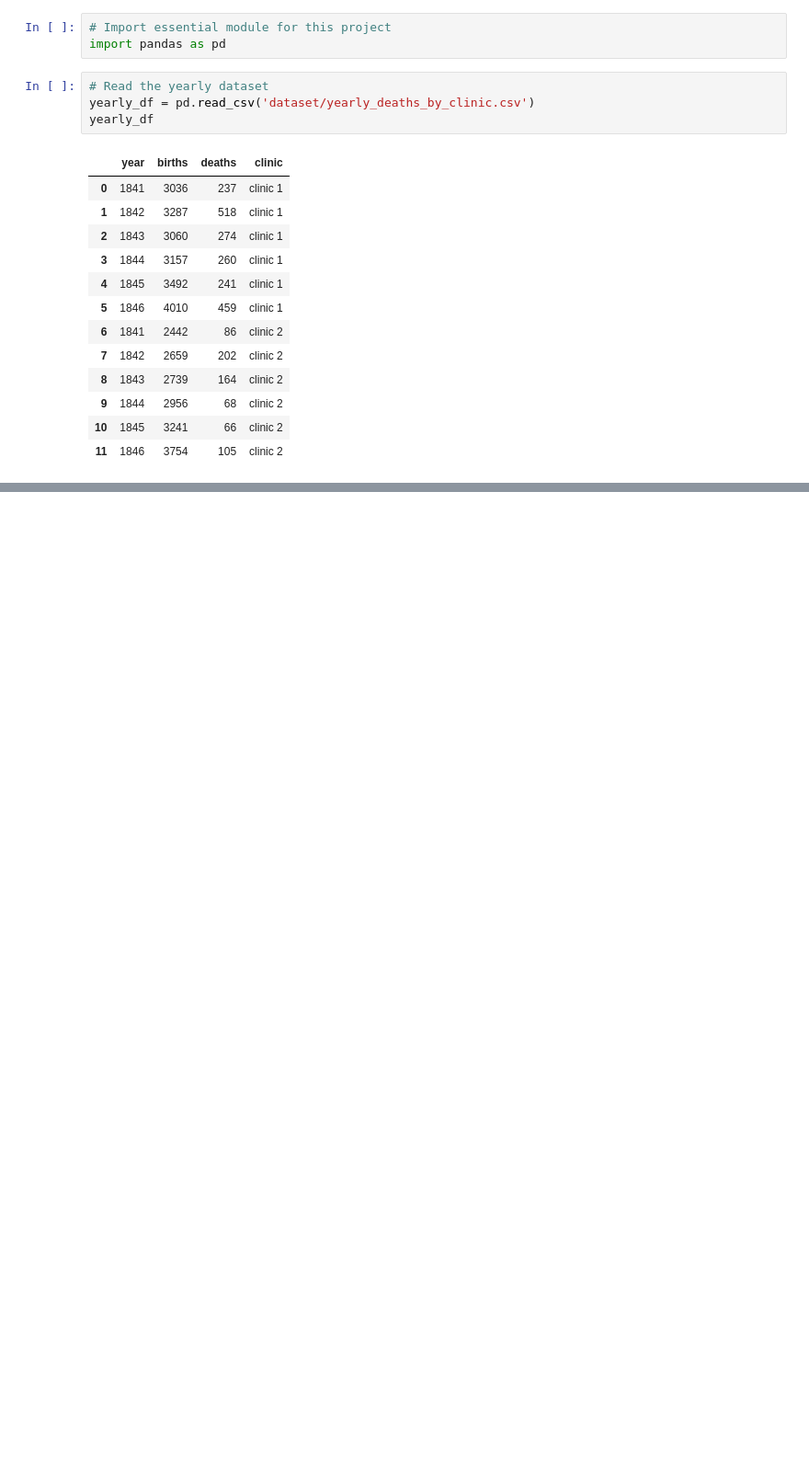
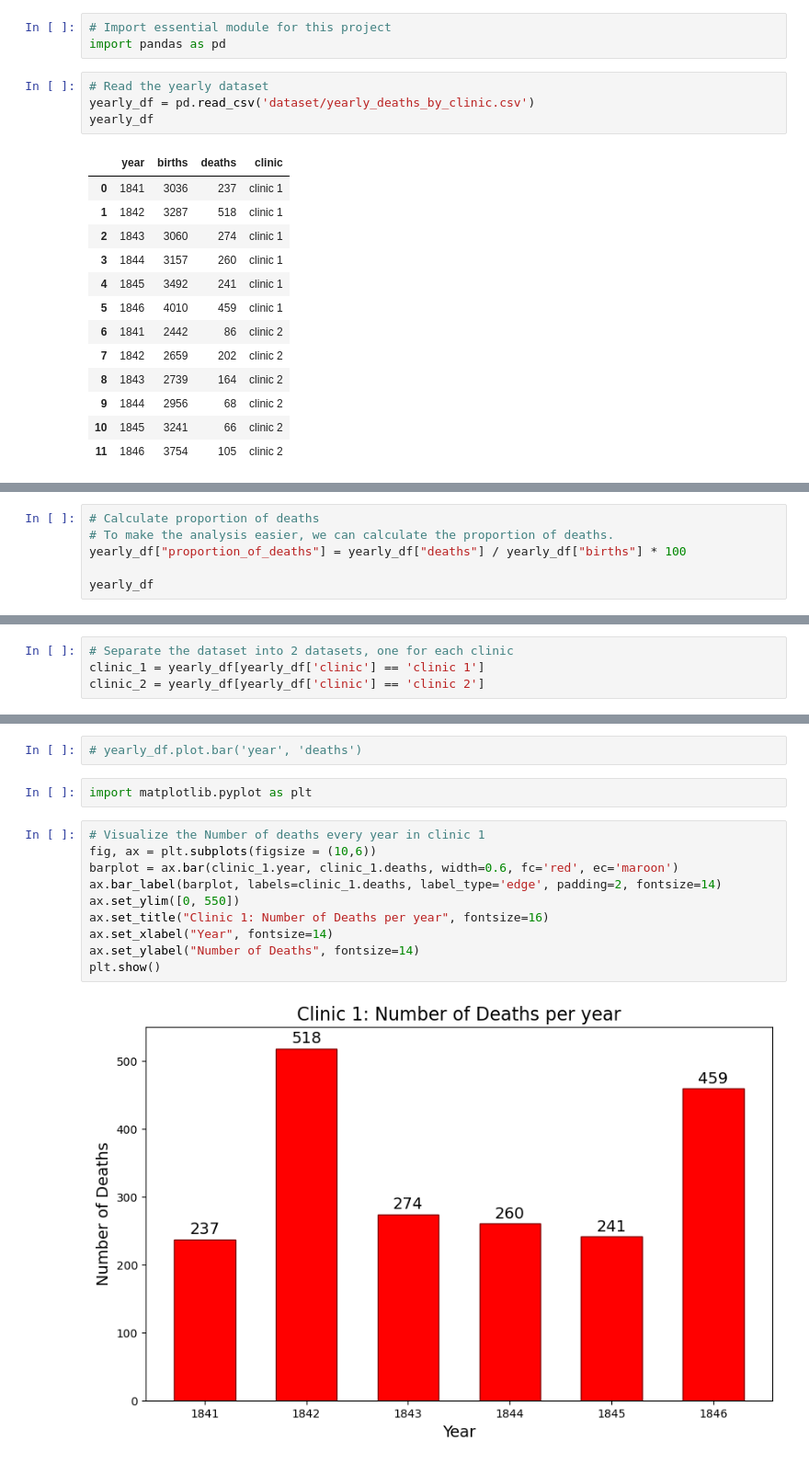
Before and after one commit to ZobaerIslam/handwashing-effect, a Jupyter notebook: handwashingEffect.ipynb, the cells around one changed output, grey strips where cells are left out. Shown: that part at 92% size. Cells and saved outputs as stored; diff of their text form; blank space fills up the shorter version.

Commit message:
finished analysis of handwashing effect

```diff
--- a/handwashingEffect.ipynb
+++ b/handwashingEffect.ipynb
@@ -21,0 +68,6 @@ yearly_df
+# %%
+# Calculate proportion of deaths
+# To make the analysis easier, we can calculate the proportion of deaths.
+yearly_df["proportion_of_deaths"] = yearly_df["deaths"] / yearly_df["births"] * 100
+
+yearly_df
@@ -21,0 +88,4 @@ yearly_df
+# %%
+# Separate the dataset into 2 datasets, one for each clinic
+clinic_1 = yearly_df[yearly_df['clinic'] == 'clinic 1']
+clinic_2 = yearly_df[yearly_df['clinic'] == 'clinic 2']
@@ -21,0 +112,16 @@ yearly_df
+# %%
+# yearly_df.plot.bar('year', 'deaths')
+# %%
+import matplotlib.pyplot as plt
+# %%
+# Visualize the Number of deaths every year in clinic 1
+fig, ax = plt.subplots(figsize = (10,6))
+barplot = ax.bar(clinic_1.year, clinic_1.deaths, width=0.6, fc='red', ec='maroon')
+ax.bar_label(barplot, labels=clinic_1.deaths, label_type='edge', padding=2, fontsize=14)
+ax.set_ylim([0, 550])
+ax.set_title("Clinic 1: Number of Deaths per year", fontsize=16)
+ax.set_xlabel("Year", fontsize=14)
+ax.set_ylabel("Number of Deaths", fontsize=14)
+plt.show()
+# %% [output]
+[figure, added]
```
Also changed, not shown: parts of 38 cells of this notebook.
